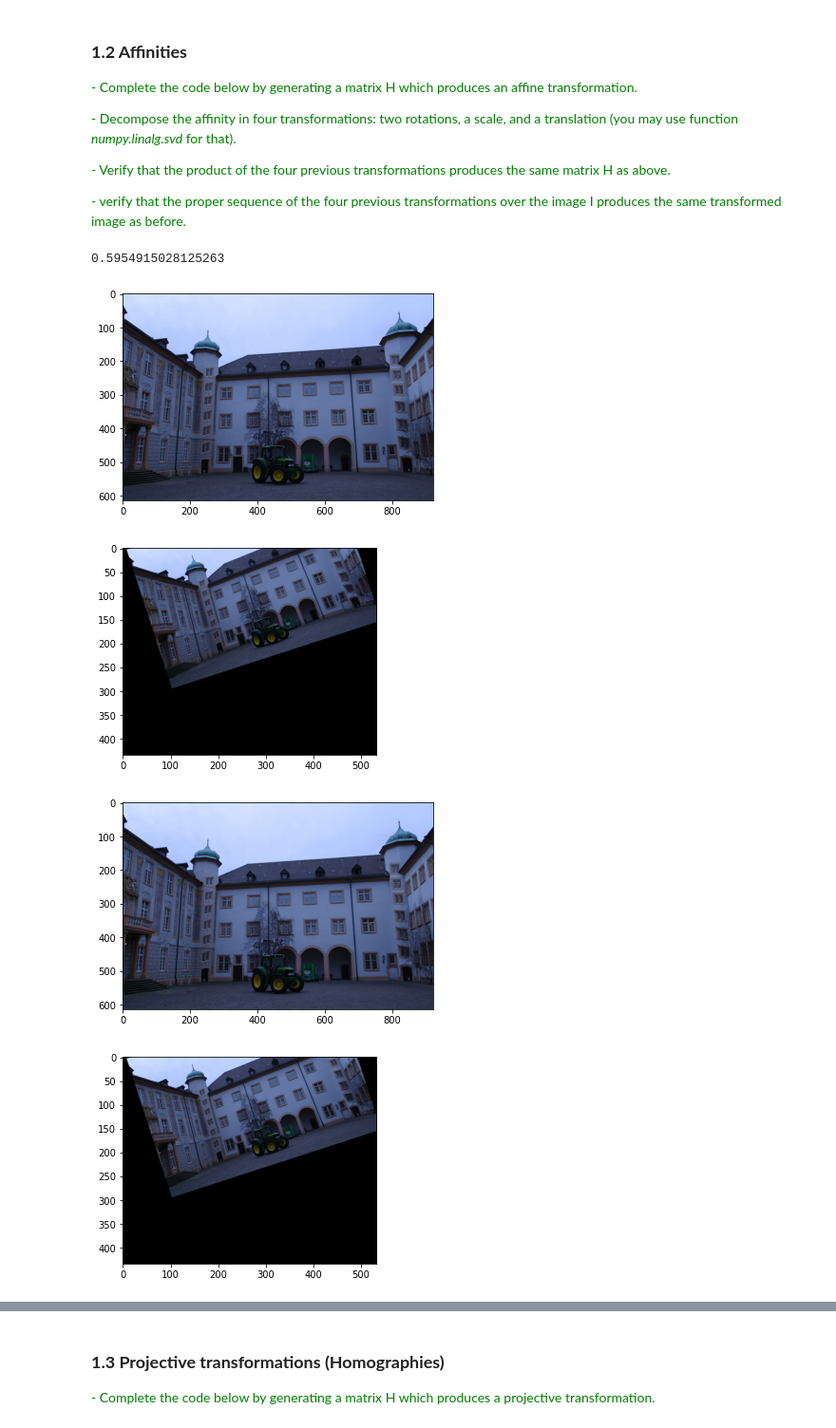
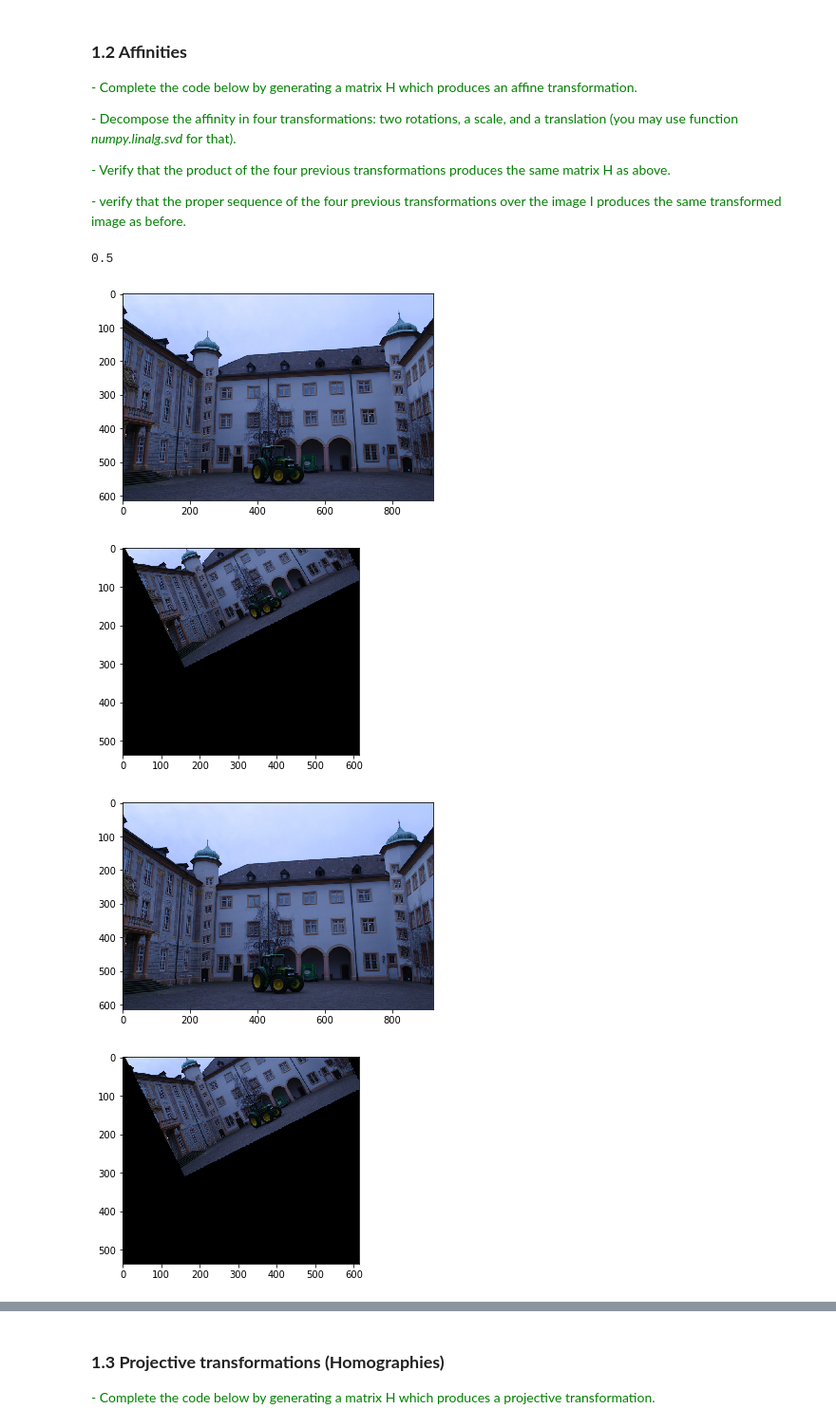
Before and after one commit to brugues/MCV-M4, a Jupyter notebook: lab1/lab1.ipynb, the cells around one changed output, grey strips where cells are left out. Shown at 95% size. Drawn from its saved outputs; the diff is of its cells as text; code cells hidden in the pictures.

```diff
--- a/lab1/lab1.ipynb
+++ b/lab1/lab1.ipynb
@@ -156,8 +156,8 @@ transformations over the image I produces the same transformed image as before.
 A = [[0.5, -0.25],[0.25, 0.5]] # random non-singular 2x2 matrix
 t = [3, 8] # Translation Vector (random values)
 
-H = [[s*R[0][0],  s*R[0][1],  t[0]],
-     [s*R[1][0],  s*R[1][1],  t[1]],
+H = [[A[0][0],  A[0][1],  t[0]],
+     [A[1][0],  A[1][1],  t[1]],
      [0,  0,  1]]
 
 img_path = "./Data/0000_s.png"
@@ -184,34 +184,34 @@ HR2 =  [[R2[0][0],  R2[0][1],  0],
      [R2[1][0],  R2[1][1],  0],
      [0,  0,  1]]
 
 HScale =  [[D[0],  D[1],  0],
      [D[0],  D[1],  0],
      [0,  0,  1]]
 
 HTrans =  [[1,  0,  t[0]],
      [0,  1,  t[1]],
      [0,  0,  1]]
 
 # Verify that the product of the four previous transformations produces the same matrix H as above.
 a = np.matmul(HTrans,HR1)
 b = np.matmul(a,np.transpose(HR2))
 c = np.matmul(b,HScale)
 H2 = np.matmul(c,HR2)
 
 # to review
 error = np.max(abs(H-H2))
 print(error)
 
 # Verify that the proper sequence of the four previous transformations over the image I produces the same transformed image as before.
 I_aff_2 = apply_H(np.array(I), H)
 I_aff_2 = Image.fromarray(I_aff_2.astype(np.uint8)) #to convert from array to image
 
 plot_img(I)
 plot_img(I_aff)
 plot_img(I_aff_2)
 # %% [output]
-0.5954915028125263
+0.5
 [figure]
-[figure, old version]
+[figure, new version]
 [figure]
-[figure, old version]
+[figure, new version]
```
Also changed, not shown: parts of 3 cells of this notebook.
